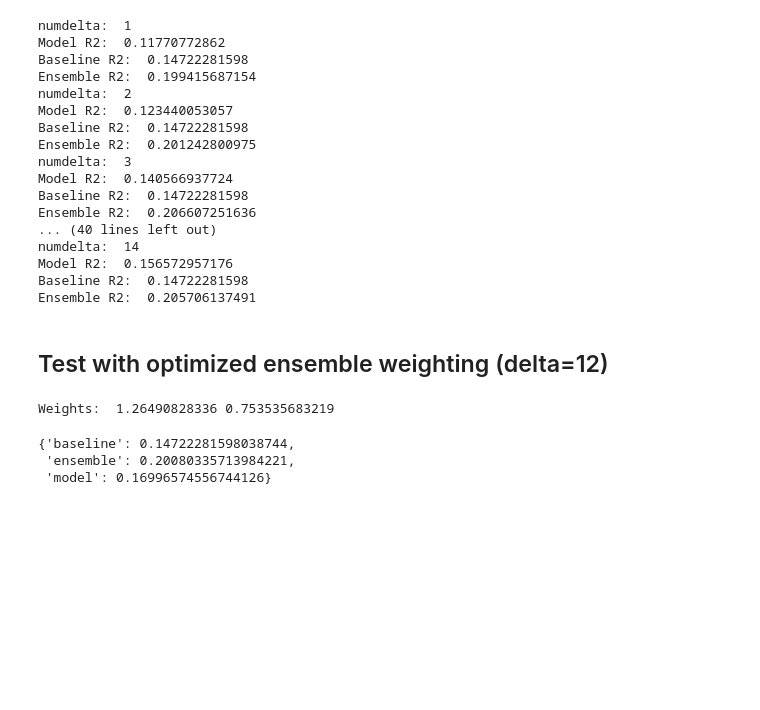
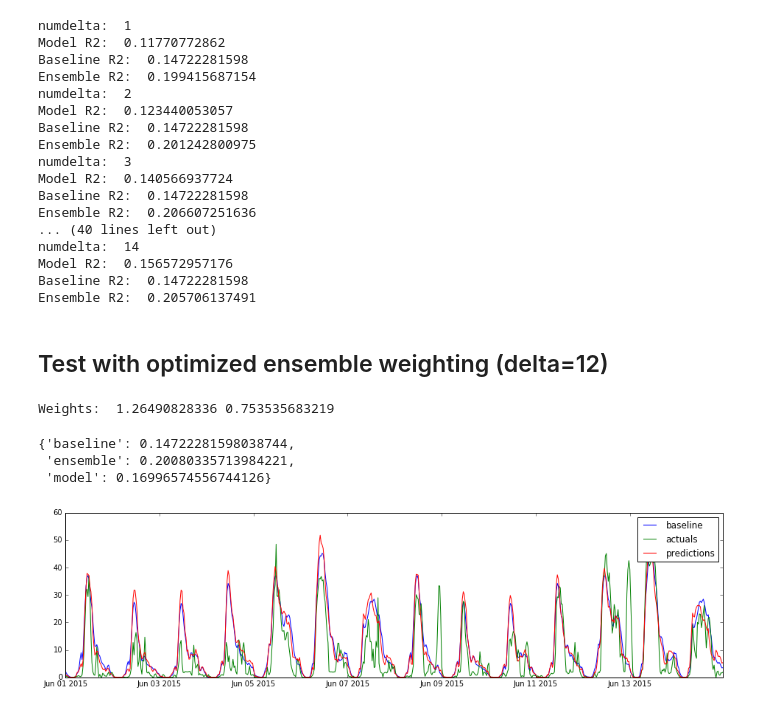
Before and after one commit to jngseattle/BorderCrossing, a Jupyter notebook: code/Model-v2.0-IncrementalModel.ipynb, the cells around one changed output. Cells and saved outputs as stored; diff of their text form; code cells hidden in the pictures; blank space fills up the shorter version.

```diff
--- a/code/Model-v2.0-IncrementalModel.ipynb
+++ b/code/Model-v2.0-IncrementalModel.ipynb
@@ -442,3 +442,17 @@ Weights:  1.26490828336 0.753535683219
 {'baseline': 0.14722281598038744,
  'ensemble': 0.20080335713984221,
  'model': 0.16996574556744126}
+# %%
+start = dt.date(2015, 6, 1)
+end = dt.date(2015, 6, 15)
+
+baseline = im2015.baseline()
+
+plt.figure(figsize=(16,4))
+plt.plot(baseline[(baseline.index.date>=start) & (baseline.index.date<end)], label='baseline')
+plt.plot(actuals[(actuals.index.date>=start) & (actuals.index.date<end)], label='actuals')
+plt.plot(yhat2015[(yhat2015.index.date>=start) & (yhat2015.index.date<end)], label='predictions')
+# plt.xlim([0,1000])
+plt.legend();
+# %% [output]
+[figure, added]
```
Also changed, not shown: parts of 1 cell of this notebook, 2 other files.
